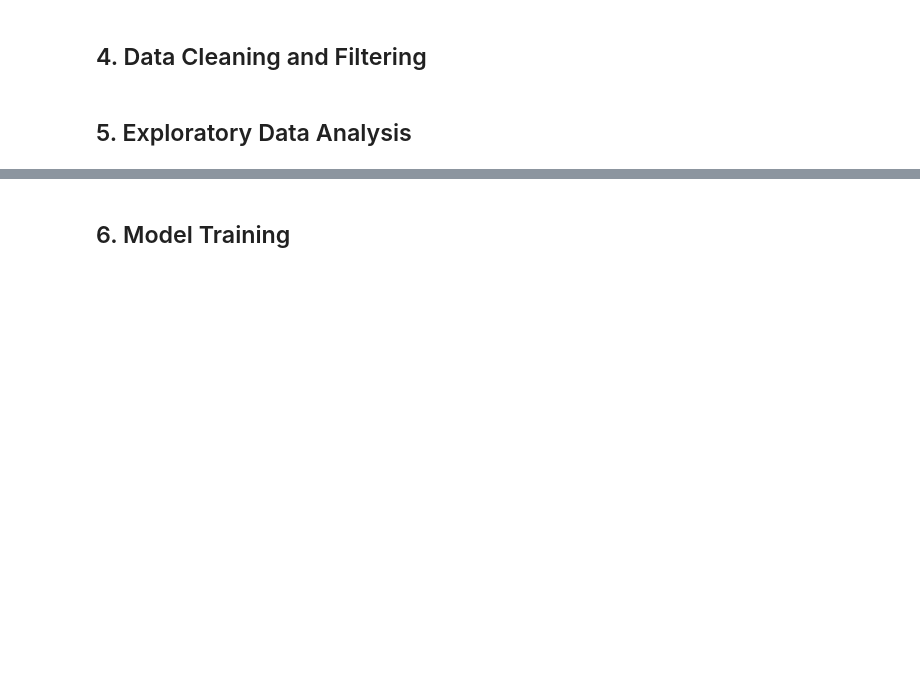
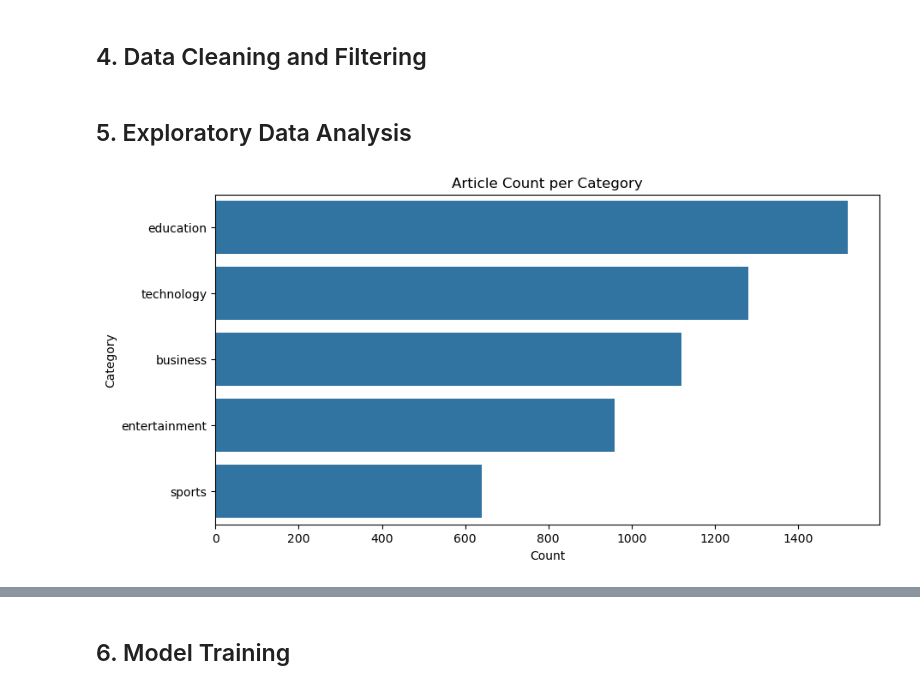
Before and after one commit to KennyM28/Explore-Classification-Project, a Jupyter notebook: project_notebook.ipynb, the cells around one changed output, grey strips where cells are left out. Saved outputs shown, nothing was run; the diff lists cells and outputs as text; code cells hidden in the pictures; blank space fills up the shorter version.

```diff
--- a/project_notebook.ipynb
+++ b/project_notebook.ipynb
@@ -75,3 +76,14 @@ test_data.head()
 ## 4. Data Cleaning and Filtering
 # %% [markdown]
 ## 5. Exploratory Data Analysis
+# %%
+# Category Distribution (Count the number of articles per category)
+
+plt.figure(figsize = (10, 5))
+sns.countplot(data = train_data, y = 'category', order = train_data['category'].value_counts().index)
+plt.title("Article Count per Category")
+plt.xlabel("Count")
+plt.ylabel("Category")
+plt.show()
+# %% [output]
+[figure, added]
```
Also changed, not shown: parts of 8 cells of this notebook.
